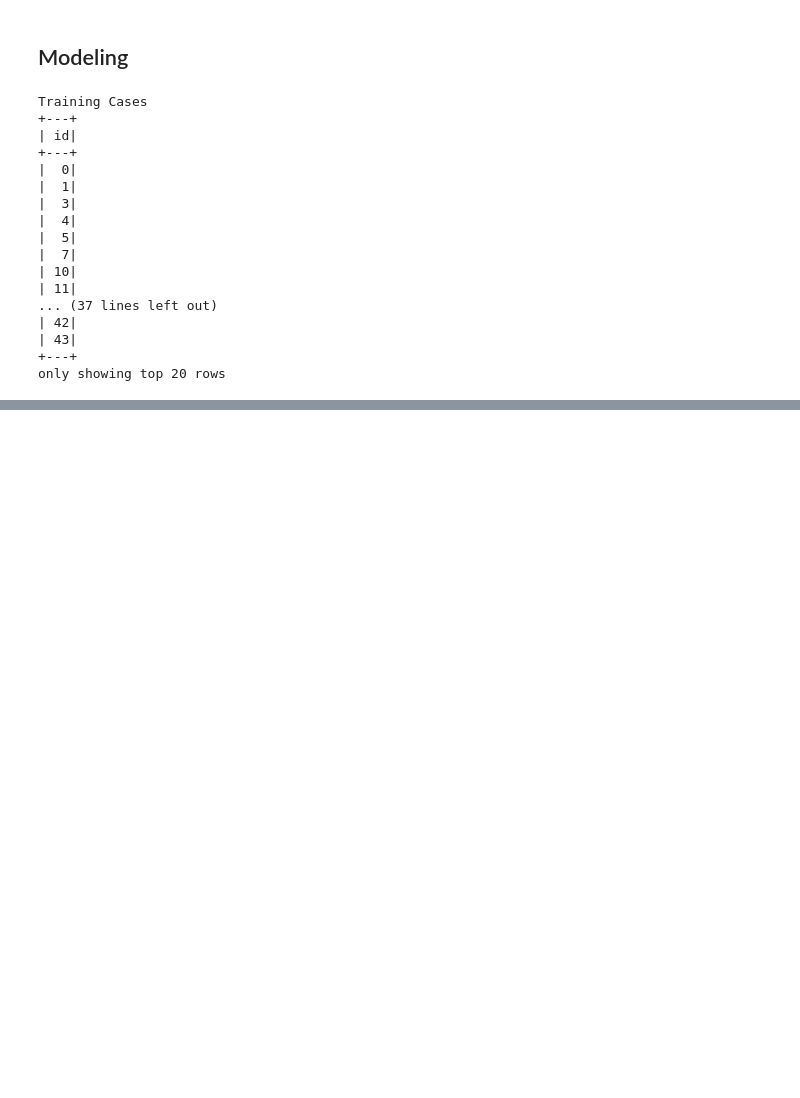
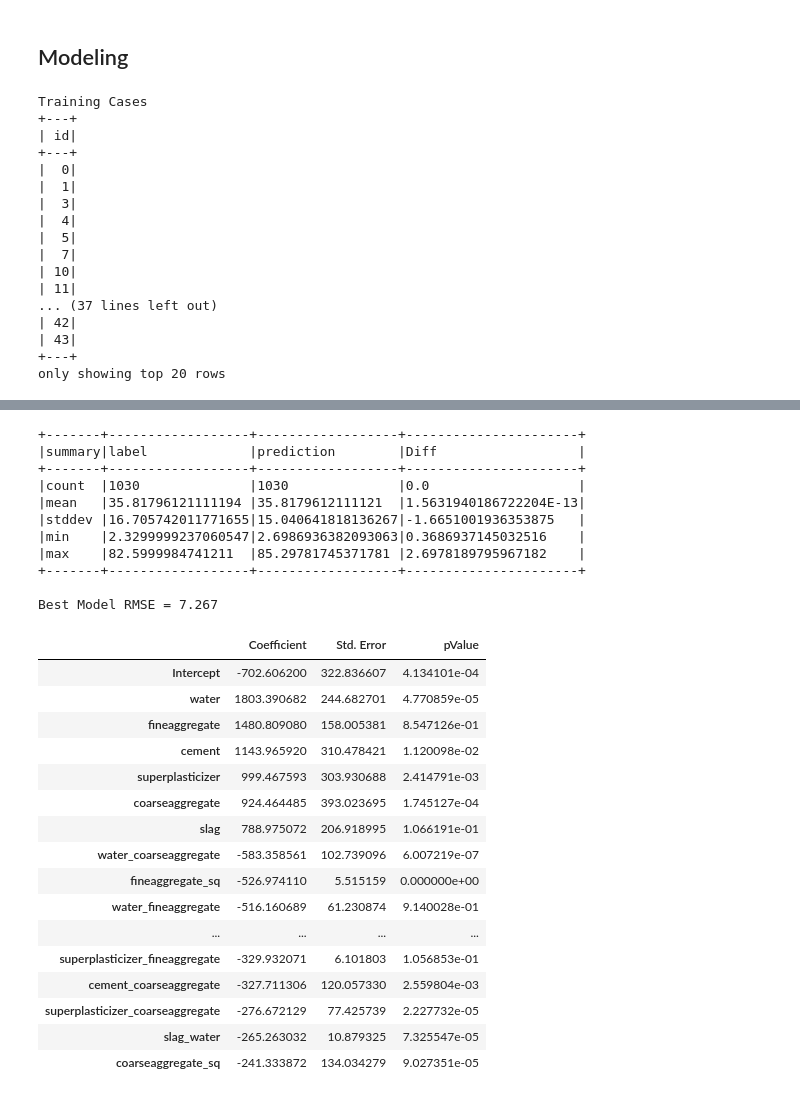
Before and after one commit to ahowe42/pyspark_explore, a Jupyter notebook: pyspark_essentials_udemy/assign/MLLIB_Regression_HW.ipynb, the cells around one changed output, grey strips where cells are left out. Saved outputs shown, nothing was run; the diff lists cells and outputs as text; code cells hidden in the pictures; blank space fills up the shorter version.

Commit message:
Added prediction to regression HW NB.

```diff
--- a/pyspark_essentials_udemy/assign/MLLIB_Regression_HW.ipynb
+++ b/pyspark_essentials_udemy/assign/MLLIB_Regression_HW.ipynb
@@ -313,22 +323,51 @@ Cross Validator: linear regression
 # %%
 # look at linear regression coefficients
 bm = models['linear regression'][3].bestModel
 summ = bm.summary
 summ.predictions.describe().withColumn('Diff', col('prediction') - col('label')).show(truncate=False)
 print('Best Model RMSE = %0.3f'%summ.rootMeanSquaredError)
 
 # get a nice model coefficients table
 coefs = pd.concat([pd.DataFrame(index=['Intercept'], data=[bm.intercept], columns=['Coefficient']),
                    pd.DataFrame(index=features, data=bm.coefficients.toArray(), columns=['Coefficient'])])
-#coefs['Std. Error'] = bm.summary.coefficientStandardErrors
-#coefs['pValue'] = bm.summary.pValues
+coefs['Std. Error'] = bm.summary.coefficientStandardErrors
+coefs['pValue'] = bm.summary.pValues
 # make an absolute coef column temporarily for sorting
 coefs['tmp'] = coefs['Coefficient'].abs()
 coefs.loc['Intercept', 'tmp'] = np.inf
 coefs = coefs.sort_values(by='tmp', ascending=False).drop(columns='tmp')
 
 # talk
-display(coefs)
+display(coefs.head(20))
+# %% [output]
++-------+------------------+------------------+----------------------+
+|summary|label             |prediction        |Diff                  |
++-------+------------------+------------------+----------------------+
+|count  |1030              |1030              |0.0                   |
+|mean   |35.81796121111194 |35.8179612111121  |1.5631940186722204E-13|
+|stddev |16.705742011771655|15.040641818136267|-1.6651001936353875   |
+|min    |2.3299999237060547|2.6986936382093063|0.3686937145032516    |
+|max    |82.5999984741211  |85.29781745371781 |2.6978189795967182    |
++-------+------------------+------------------+----------------------+
+
+Best Model RMSE = 7.267
+|  | Coefficient | Std. Error | pValue |
+| Intercept | -702.606200 | 322.836607 | 4.134101e-04 |
+| water | 1803.390682 | 244.682701 | 4.770859e-05 |
+| fineaggregate | 1480.809080 | 158.005381 | 8.547126e-01 |
+| cement | 1143.965920 | 310.478421 | 1.120098e-02 |
+| superplasticizer | 999.467593 | 303.930688 | 2.414791e-03 |
+| coarseaggregate | 924.464485 | 393.023695 | 1.745127e-04 |
+| slag | 788.975072 | 206.918995 | 1.066191e-01 |
+| water_coarseaggregate | -583.358561 | 102.739096 | 6.007219e-07 |
+| fineaggregate_sq | -526.974110 | 5.515159 | 0.000000e+00 |
+| water_fineaggregate | -516.160689 | 61.230874 | 9.140028e-01 |
+| ... | ... | ... | ... |
+| superplasticizer_fineaggregate | -329.932071 | 6.101803 | 1.056853e-01 |
+| cement_coarseaggregate | -327.711306 | 120.057330 | 2.559804e-03 |
+| superplasticizer_coarseaggregate | -276.672129 | 77.425739 | 2.227732e-05 |
+| slag_water | -265.263032 | 10.879325 | 7.325547e-05 |
+| coarseaggregate_sq | -241.333872 | 134.034279 | 9.027351e-05 |
 # %%
 # view feature importances for random forest
 imports = models['random forest'][3].bestModel.featureImportances.toArray()
```
Also changed, not shown: parts of 8 cells of this notebook, 1 other file.
